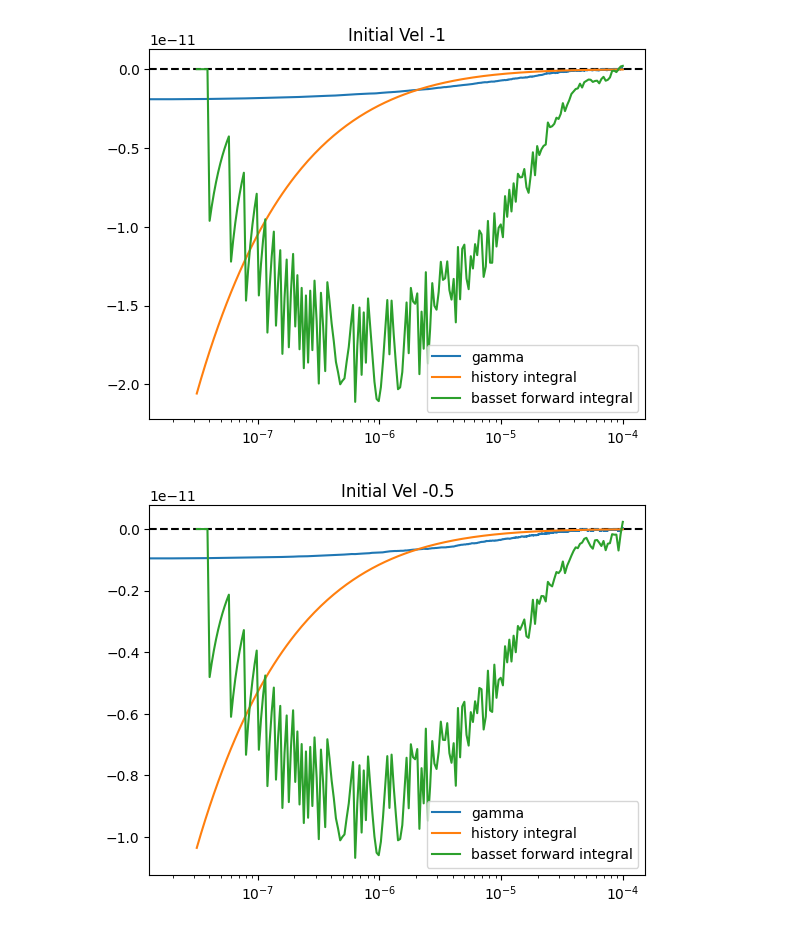
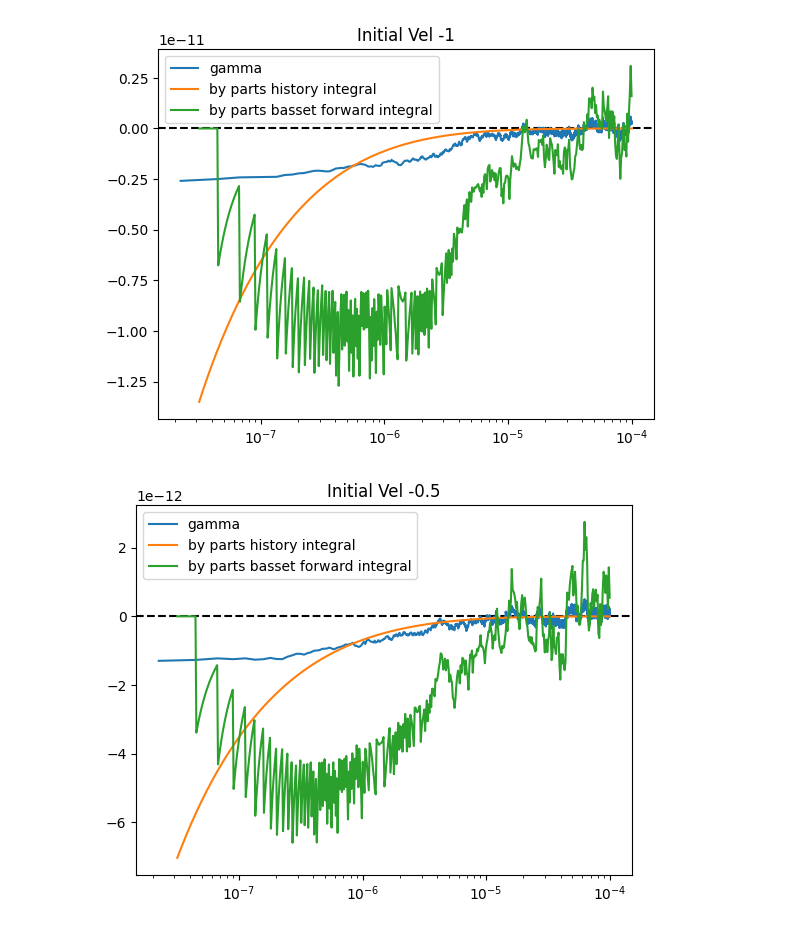
Before and after one commit to mcthumann/Brownian_Data_Analysis, a Jupyter notebook: polished_scripts/MemoryTerm.ipynb, the cells around one changed output. Saved outputs shown, nothing was run; the diff lists cells and outputs as text; code cells hidden in the pictures.

```diff
--- a/polished_scripts/MemoryTerm.ipynb
+++ b/polished_scripts/MemoryTerm.ipynb
@@ -5,7 +5,7 @@ from scipy import integrate
 import pandas as pd
 from scipy import constants
 
-r =  2.6392235755368e-06
+r =  1.4048115940347137e-06
 temp = 293
 rho = 4200
 rho_f = 789
@@ -17,7 +17,7 @@ mass = 4/3 *np.pi *r**3*rho + 2/3 *np.pi *r**3*rho_f
 chunksize = 10 ** 6  # Adjust chunk size based on your memory availability
 chunks = []
 
-for chunk in pd.read_csv(r'C:\Users\Cole Thumann\Desktop\Lab_Repos\MarkovianEmbedding\position_velocity_data.csv', chunksize=chunksize, low_memory=False):
+for chunk in pd.read_csv(r'C:\Users\mct2723\Desktop\Repos\MarkovianEmbedding\position_velocity_data.csv', chunksize=chunksize, low_memory=False):
     # process each chunk individually or filter/aggregate it
     chunks.append(chunk)
 
@@ -37,7 +37,7 @@ for i in range(len(position_cols)):
 # print(f"Positions shape: {positions_sim.shape}")
 # print(f"Velocities shape: {velocities_sim.shape}")
 
-bin_num_sim = 10
+bin_num_sim = 40
 fs_sim = 1/(timestep_sim * bin_num_sim)
 
 def bin_data(series, bin_size):
@@ -211,28 +215,28 @@ len of gamma mean 12177
 # %%
 
-mean_arrays = [np.mean(group, axis=0) for group in all_decays_integrals]
-mean_arrays_basset = [np.mean(group, axis=0) for group in all_basset_integrals]
+mean_forward_basset_by_parts = [np.mean(group, axis=0) for group in all_forward_basset_by_parts]
+mean_by_parts_hist_arrays_basset = [np.mean(group, axis=0) for group in all_by_parts_hist_basset_integrals]
 
-for i in range(len(mean_arrays)):
+for i in range(len(mean_forward_basset_by_parts)):
     # v_0 = vos[i]*np.sqrt(constants.k*temp/mass)
     # force = mean_arrays[i]*6*r**2*np.sqrt(np.pi * eta * rho_f)
     # force_over_m = mean_arrays[i]*6*r**2*np.sqrt(np.pi * eta * rho_f)/mass
     # integrate = cumtrapz(force_over_m, times)
     # plt.plot(times[:-1], integrate, label="integrate")
     # plt.legend()
     # plt.axhline(v_0)
     # plt.show()
-    gamma_times = np.arange(int(10**far*fs_sim))/fs_sim
+    gamma_times = np.arange(int(10**close*fs_sim), int(10**far*fs_sim))/fs_sim
     plt.axhline(0, color='black', ls='--')
     plt.plot(gamma_times, all_gamma[i], label='gamma')
-    plt.plot(times, mean_arrays[i]*6*r**2*np.sqrt(np.pi * eta * rho_f), label = "history integral")
-    plt.plot(times, mean_arrays_basset[i]*6*r**2*np.sqrt(np.pi * eta * rho_f), label = "basset forward integral")
+    plt.plot(times, mean_forward_basset_by_parts[i] * 6 * r ** 2 * np.sqrt(np.pi * eta * rho_f), label ="by parts history integral")
+    plt.plot(times, mean_by_parts_hist_arrays_basset[i] * 6 * r ** 2 * np.sqrt(np.pi * eta * rho_f), label ="by parts basset forward integral")
     plt.title(f"Initial Vel {vos[i]}")
     # plt.axhline(mass*v_0, color = 'red', label = "M*v_0")
     plt.xscale('log')
     # plt.xlim(right=5e-7)
     plt.legend()
     plt.show()
 # %% [output]
-[figure, old version]
+[figure, new version]
-[figure, old version]
+[figure, new version]
```
Also changed, not shown: parts of 3 cells of this notebook.
